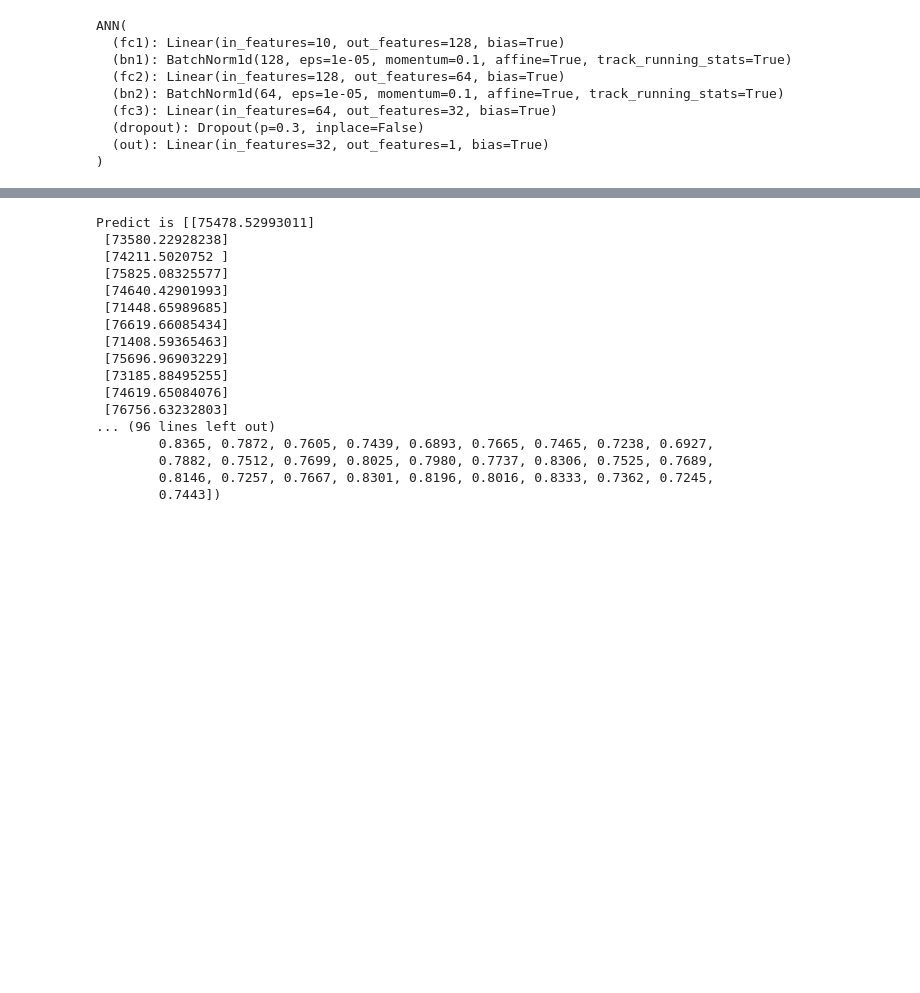
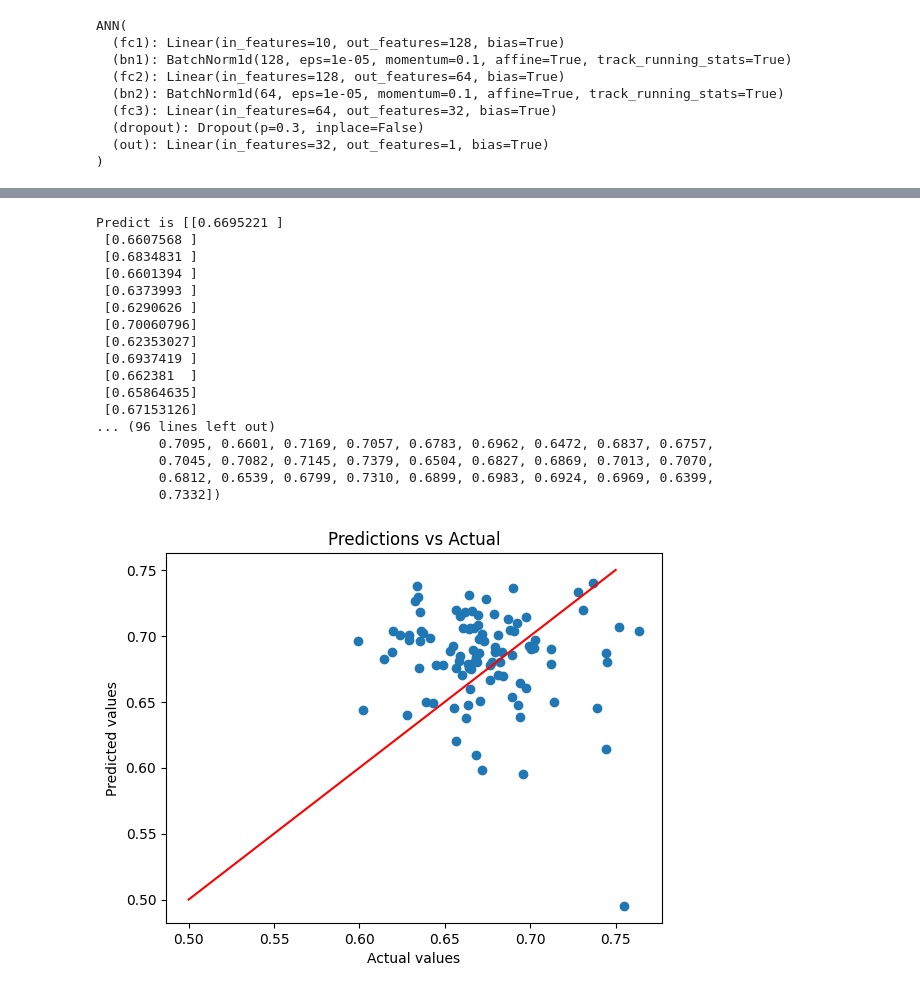
Before and after one commit to BoldHu/AspenPlus-DL-Modeling-and-Optimization, a Jupyter notebook: nn_network.ipynb, the cells around one changed output, grey strips where cells are left out. Drawn from its saved outputs; the diff is of its cells as text; code cells hidden in the pictures; blank space fills up the shorter version.

```diff
--- a/nn_network.ipynb
+++ b/nn_network.ipynb
@@ -263,33 +264,45 @@ with torch.no_grad():
     p_test = model(X_test)
 
     # Move predictions back to CPU and convert to NumPy arrays
-    p_train = p_train.cpu().numpy() * 100000
-    p_test = p_test.cpu().numpy() * 100000
+    p_train = p_train.cpu().numpy()
+    p_test = p_test.cpu().numpy()
 
     # save the predictions and actual values to csv
-    np.savetxt('data/predictions.csv', p_test, delimiter=',')
-    np.savetxt('data/actual.csv', y_test, delimiter=',')
+    np.savetxt('data/nn_predictions.csv', p_test, delimiter=',')
+    np.savetxt('data/nn_actual.csv', y_test, delimiter=',')
 
 # Print predictions and actual values
 print('Predict is', p_test)
 print('The real is', y_test)
 # %% [output]
-Predict is [[75478.52993011]
- [73580.22928238]
- [74211.5020752 ]
- [75825.08325577]
- [74640.42901993]
- [71448.65989685]
- [76619.66085434]
- [71408.59365463]
- [75696.96903229]
- [73185.88495255]
- [74619.65084076]
- [76756.63232803]
+Predict is [[0.6695221 ]
+ [0.6607568 ]
+ [0.6834831 ]
+ [0.6601394 ]
+ [0.6373993 ]
+ [0.6290626 ]
+ [0.70060796]
+ [0.62353027]
+ [0.6937419 ]
+ [0.662381  ]
+ [0.65864635]
+ [0.67153126]
 ... (96 lines left out)
-        0.8365, 0.7872, 0.7605, 0.7439, 0.6893, 0.7665, 0.7465, 0.7238, 0.6927,
-        0.7882, 0.7512, 0.7699, 0.8025, 0.7980, 0.7737, 0.8306, 0.7525, 0.7689,
-        0.8146, 0.7257, 0.7667, 0.8301, 0.8196, 0.8016, 0.8333, 0.7362, 0.7245,
-        0.7443])
+        0.7095, 0.6601, 0.7169, 0.7057, 0.6783, 0.6962, 0.6472, 0.6837, 0.6757,
+        0.7045, 0.7082, 0.7145, 0.7379, 0.6504, 0.6827, 0.6869, 0.7013, 0.7070,
+        0.6812, 0.6539, 0.6799, 0.7310, 0.6899, 0.6983, 0.6924, 0.6969, 0.6399,
+        0.7332])
+# %%
+# draw the p_test and y_test by scatter plot
+import matplotlib.pyplot as plt
+plt.scatter(p_test, y_test)
+plt.plot([0.5, 0.75], [0.5, 0.75], color='red')
+plt.xlabel('Actual values')
+plt.ylabel('Predicted values')
+plt.title('Predictions vs Actual')
+# save the figure to figures folder
+plt.savefig('figures/nn_prediction vs Acutural.png')
+# %% [output]
+[figure, added]
 # %%
 # save the train and test loss to csv
```
Also changed, not shown: parts of 6 cells of this notebook, 18 other files.
